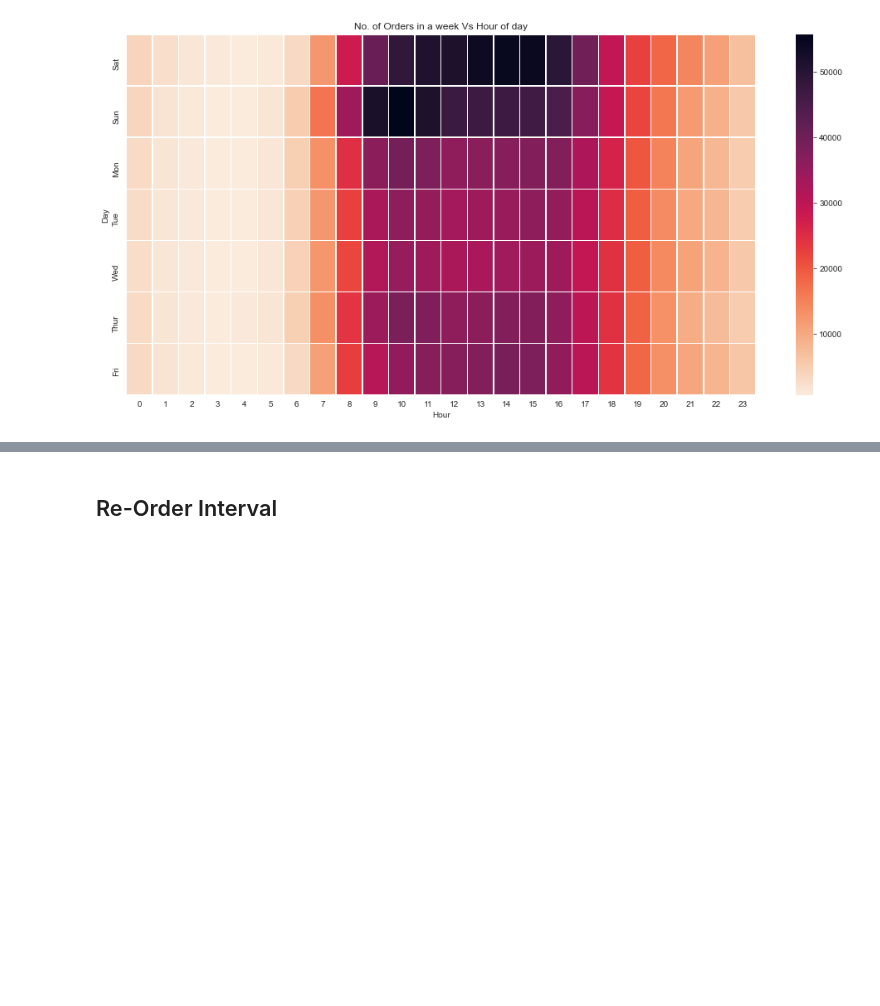
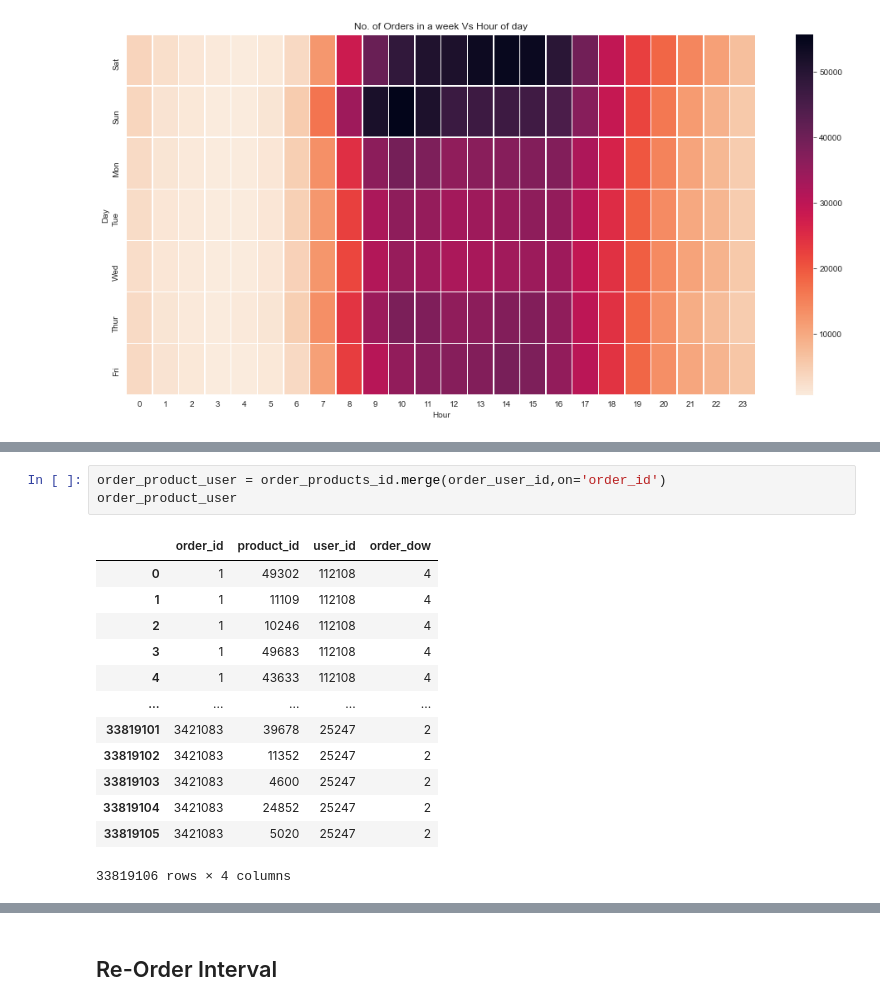
Before and after one commit to divmi/InstaCart, a Jupyter notebook: Exploratory_Data_Analysis.ipynb, the cells around one changed output, grey strips where cells are left out. Saved outputs shown, nothing was run; the diff lists cells and outputs as text; blank space fills up the shorter version.

```diff
--- a/Exploratory_Data_Analysis.ipynb
+++ b/Exploratory_Data_Analysis.ipynb
@@ -162,0 +188,17 @@ plt.show()
+# %%
+order_product_user = order_products_id.merge(order_user_id,on='order_id')
+order_product_user
+# %% [output]
+|  | order_id | product_id | user_id | order_dow |
+| 0 | 1 | 49302 | 112108 | 4 |
+| 1 | 1 | 11109 | 112108 | 4 |
+| 2 | 1 | 10246 | 112108 | 4 |
+| 3 | 1 | 49683 | 112108 | 4 |
+| 4 | 1 | 43633 | 112108 | 4 |
+| ... | ... | ... | ... | ... |
+| 33819101 | 3421083 | 39678 | 25247 | 2 |
+| 33819102 | 3421083 | 11352 | 25247 | 2 |
+| 33819103 | 3421083 | 4600 | 25247 | 2 |
+| 33819104 | 3421083 | 24852 | 25247 | 2 |
+| 33819105 | 3421083 | 5020 | 25247 | 2 |
+33819106 rows × 4 columns
```
Also changed, not shown: parts of 10 cells of this notebook.
